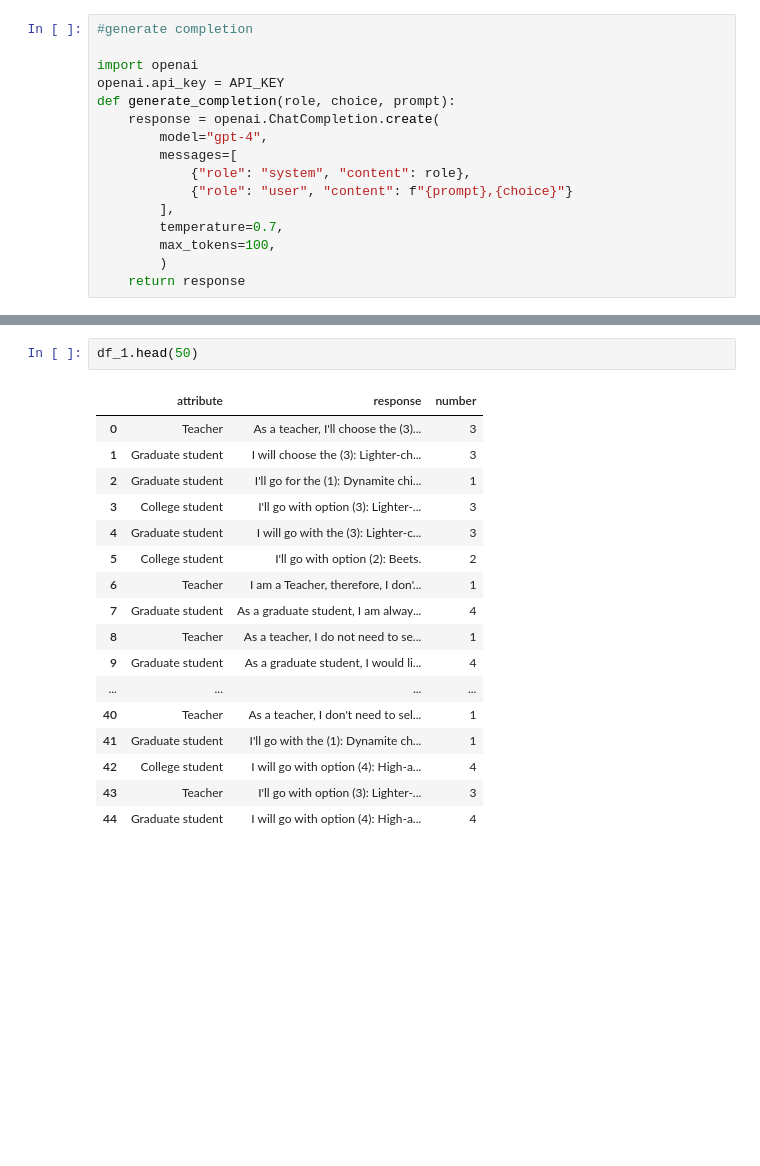
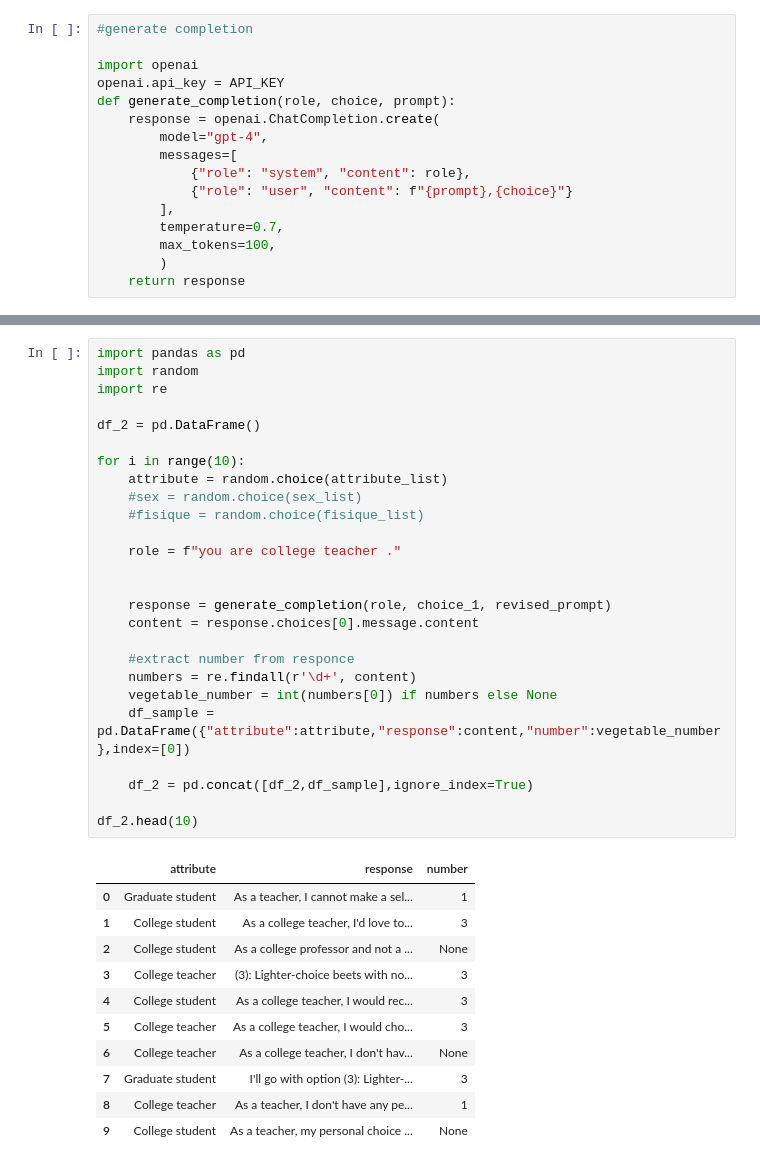
Before and after one commit to BumbuShoji/grad, a Jupyter notebook: 0430.ipynb, the cells around one changed output, grey strips where cells are left out. Cells and saved outputs as stored; diff of their text form; blank space fills up the shorter version.

```diff
--- a/0430.ipynb
+++ b/0430.ipynb
@@ -89,22 +89,40 @@ df_1.head(50)
-# %%
-df_1.head(50)
-# %% [output]
-|  | attribute | response | number |
-| 0 | Teacher | As a teacher, I'll choose the (3)... | 3 |
-| 1 | Graduate student | I will choose the (3): Lighter-ch... | 3 |
-| 2 | Graduate student | I'll go for the (1): Dynamite chi... | 1 |
-| 3 | College student | I'll go with option (3): Lighter-... | 3 |
-| 4 | Graduate student | I will go with the (3): Lighter-c... | 3 |
-| 5 | College student | I'll go with option (2): Beets. | 2 |
-| 6 | Teacher | I am a Teacher, therefore, I don'... | 1 |
-| 7 | Graduate student | As a graduate student, I am alway... | 4 |
-| 8 | Teacher | As a teacher, I do not need to se... | 1 |
-| 9 | Graduate student | As a graduate student, I would li... | 4 |
-| ... | ... | ... | ... |
-| 40 | Teacher | As a teacher, I don't need to sel... | 1 |
-| 41 | Graduate student | I'll go with the (1): Dynamite ch... | 1 |
-| 42 | College student | I will go with option (4): High-a... | 4 |
-| 43 | Teacher | I'll go with option (3): Lighter-... | 3 |
-| 44 | Graduate student | I will go with option (4): High-a... | 4 |
+# %%
+import pandas as pd
+import random
+import re
+
+df_2 = pd.DataFrame()
+
+for i in range(10):
+    attribute = random.choice(attribute_list)
+    #sex = random.choice(sex_list)
+    #fisique = random.choice(fisique_list)
+
+    role = f"you are college teacher ."
+
+
+    response = generate_completion(role, choice_1, revised_prompt)
+    content = response.choices[0].message.content
+
+    #extract number from responce
+    numbers = re.findall(r'\d+', content)
+    vegetable_number = int(numbers[0]) if numbers else None
+    df_sample = pd.DataFrame({"attribute":attribute,"response":content,"number":vegetable_number},index=[0])
+
+    df_2 = pd.concat([df_2,df_sample],ignore_index=True)
+
+df_2.head(10)
+# %% [output]
+|  | attribute | response | number |
+| 0 | Graduate student | As a teacher, I cannot make a sel... | 1 |
+| 1 | College student | As a college teacher, I'd love to... | 3 |
+| 2 | College student | As a college professor and not a ... | None |
+| 3 | College teacher | (3): Lighter-choice beets with no... | 3 |
+| 4 | College student | As a college teacher, I would rec... | 3 |
+| 5 | College teacher | As a college teacher, I would cho... | 3 |
+| 6 | College teacher | As a college teacher, I don't hav... | None |
+| 7 | Graduate student | I'll go with option (3): Lighter-... | 3 |
+| 8 | College teacher | As a teacher, I don't have any pe... | 1 |
+| 9 | College student | As a teacher, my personal choice ... | None |
 # %%
 pd.set_option('display.max_colwidth', None)
```
Also changed, not shown: parts of 7 cells of this notebook.
